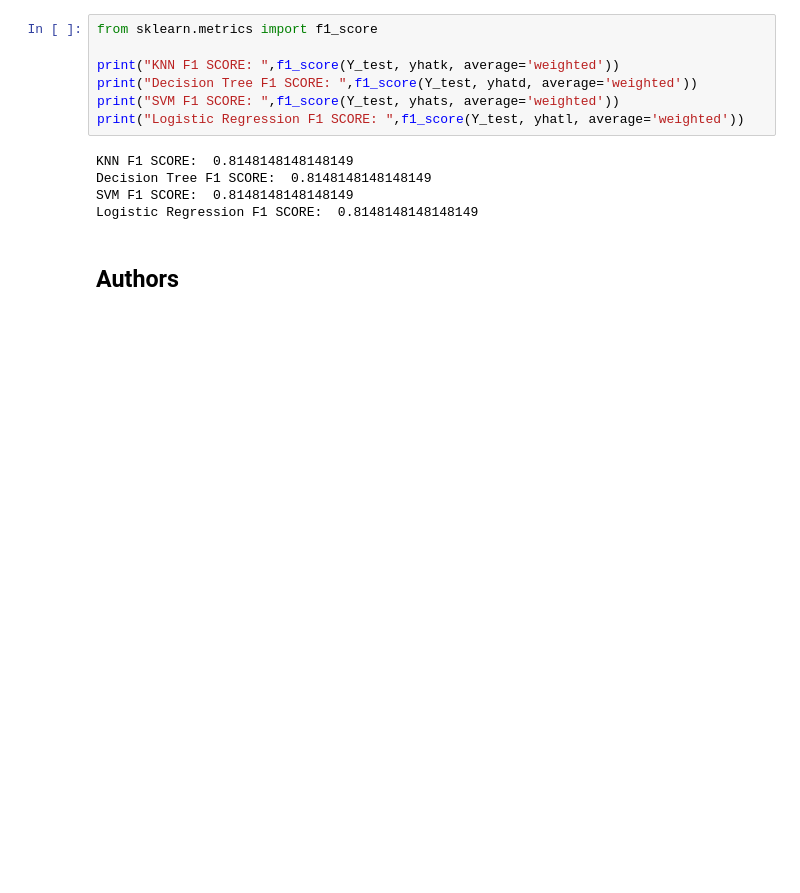
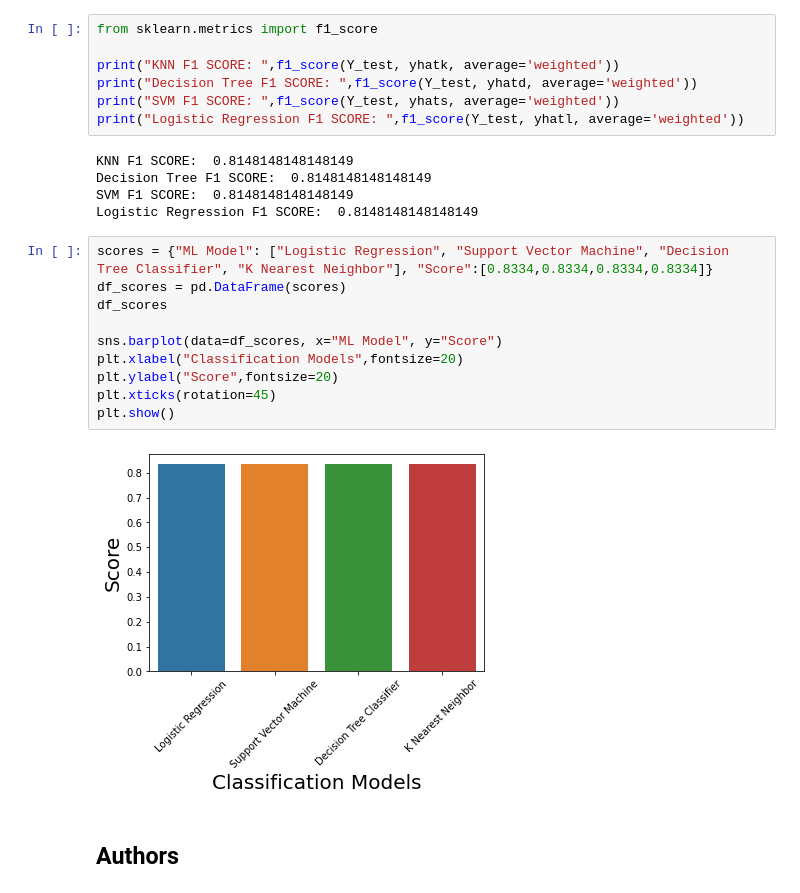
Before and after one commit to PatrickNwafor/Data-Science-Capstone, a Jupyter notebook: Machine Learning Prediction.ipynb, the cells around one changed output. Saved outputs shown, nothing was run; the diff lists cells and outputs as text; blank space fills up the shorter version.

```diff
--- a/Machine Learning Prediction.ipynb
+++ b/Machine Learning Prediction.ipynb
@@ -347,6 +347,18 @@ KNN F1 SCORE:  0.8148148148148149
 Decision Tree F1 SCORE:  0.8148148148148149
 SVM F1 SCORE:  0.8148148148148149
 Logistic Regression F1 SCORE:  0.8148148148148149
+# %%
+scores = {"ML Model": ["Logistic Regression", "Support Vector Machine", "Decision Tree Classifier", "K Nearest Neighbor"], "Score":[0.8334,0.8334,0.8334,0.8334]}
+df_scores = pd.DataFrame(scores)
+df_scores
+
+sns.barplot(data=df_scores, x="ML Model", y="Score")
+plt.xlabel("Classification Models",fontsize=20)
+plt.ylabel("Score",fontsize=20)
+plt.xticks(rotation=45)
+plt.show()
+# %% [output]
+[figure, added]
 # %% [markdown]
 ## Authors
 # %% [markdown]
```
Also changed, not shown: parts of 1 cell of this notebook.
